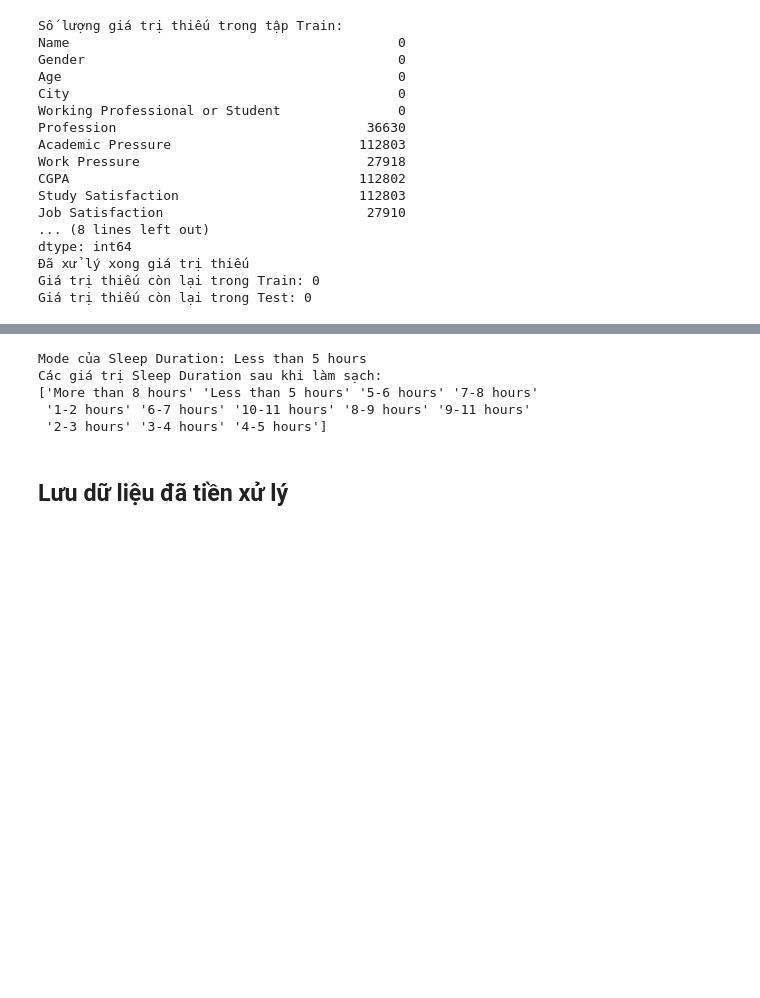
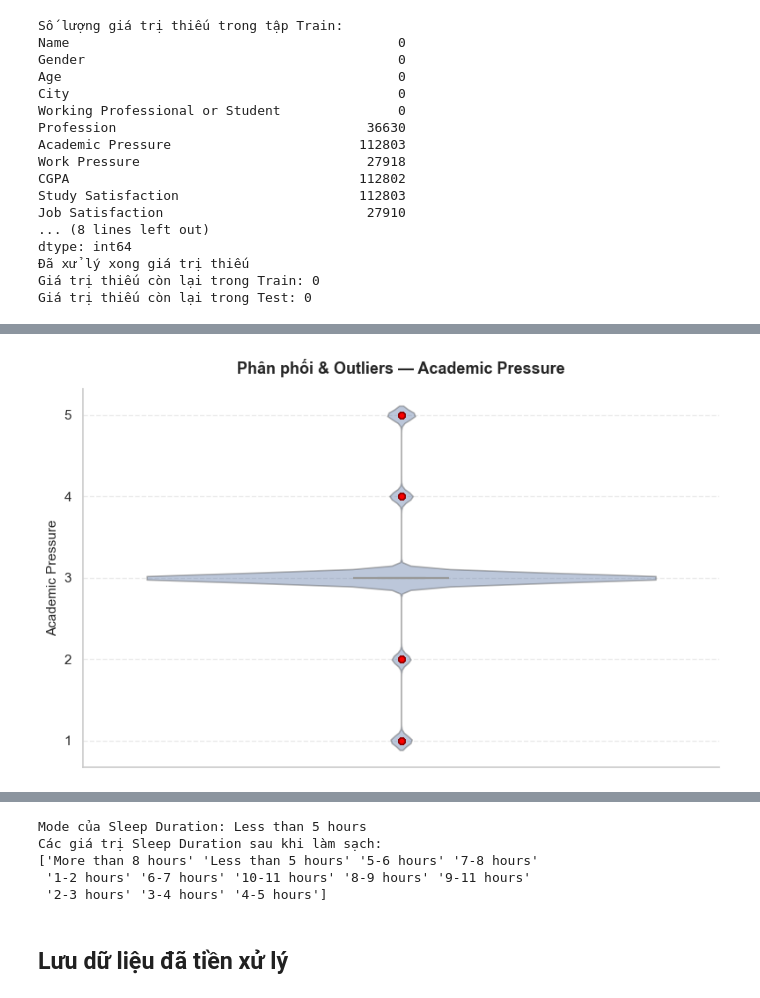
Before and after one commit to AnhTuan28112005/Exploring-Mental-Health-Data_project, a Jupyter notebook: notebooks/01_EDA_Preprocessed.ipynb, the cells around one changed output, grey strips where cells are left out. Cells and saved outputs as stored; diff of their text form; code cells hidden in the pictures; blank space fills up the shorter version.

```diff
--- a/notebooks/01_EDA_Preprocessed.ipynb
+++ b/notebooks/01_EDA_Preprocessed.ipynb
@@ -577,0 +580,88 @@ Giá trị thiếu còn lại trong Test: 0
+# %%
+# Phát hiện nhiễu (outliers) trong các biến số bằng phương pháp IQR
+
+numeric_cols = train_df.select_dtypes(include=[np.number]).columns.tolist()
+
+# Loại bỏ biến mục tiêu (Depression là 0/1, không xét outlier)
+numeric_cols = [c for c in numeric_cols if c != 'Depression']
+
+print("Các biến số sẽ được kiểm tra:", numeric_cols)
+
+outlier_summary = []
+
+for col in numeric_cols:
+    series = train_df[col].dropna()
+    Q1  = series.quantile(0.25)
+    Q3  = series.quantile(0.75)
+    IQR = Q3 - Q1
+    lower = Q1 - 1.5 * IQR
+    upper = Q3 + 1.5 * IQR
+
+    outliers     = series[(series < lower) | (series > upper)]
+    n_outliers   = len(outliers)
+    pct_outliers = n_outliers / len(series) * 100
+
+    outlier_summary.append({
+        'Cột': col,
+        'Q1': round(Q1, 3), 'Q3': round(Q3, 3), 'IQR': round(IQR, 3),
+        'Lower fence': round(lower, 3), 'Upper fence': round(upper, 3),
+        'Số outlier': n_outliers,
+        'Tỉ lệ (%)': round(pct_outliers, 2),
+    })
+
+    print(f"[{col}]")
+    print(f"  IQR = {IQR:.3f}  |  Fence: [{lower:.3f}, {upper:.3f}]")
+    print(f"  Số outlier: {n_outliers}  ({pct_outliers:.2f}%)")
+    print()
+
+# Bảng tổng hợp
+print("BẢNG TỔNG HỢP KẾT QUẢ IQR")
+df_summary = pd.DataFrame(outlier_summary)
+display(df_summary)
+
+# Vẽ biểu đồ chỉ các cột CÓ outlier
+noisy_cols = [r['Cột'] for r in outlier_summary if r['Số outlier'] > 0]
+
+if not noisy_cols:
+    print("\nKhông có biến số nào chứa outlier theo ngưỡng IQR 1.5×.")
+else:
+    print(f"\nVẽ biểu đồ cho {len(noisy_cols)} cột có nhiễu: {noisy_cols}")
+    for col in noisy_cols:
+        series = train_df[col].dropna()
+
+        fig, ax = plt.subplots(figsize=(8, 5))
+
+        sns.violinplot(
+            y=series,
+            ax=ax,
+            color='#4C72B0',
+            alpha=0.4,
+            inner=None,
+            linewidth=1.2
+        )
+
+        sns.boxplot(
+            y=series,
+            ax=ax,
+            width=0.15,
+            color='white',
+            linewidth=1.5,
+            flierprops=dict(
+                marker='o',
+                markerfacecolor='red',
+                markeredgecolor='darkred',
+                markersize=5,
+                alpha=0.7,
+                linestyle='none'
+            )
+        )
+
+        ax.set_title(f'Phân phối & Outliers — {col}', fontsize=13, fontweight='bold', pad=12)
+        ax.set_ylabel(col, fontsize=11)
+        ax.set_xlabel('')
+        ax.grid(axis='y', linestyle='--', alpha=0.4)
+        sns.despine()
+
+        plt.tight_layout()
+        plt.show()
+# %% [output]
@@ -577,0 +695 @@ Giá trị thiếu còn lại trong Test: 0
+[figure, added]
```
Also changed, not shown: parts of 6 cells of this notebook.
